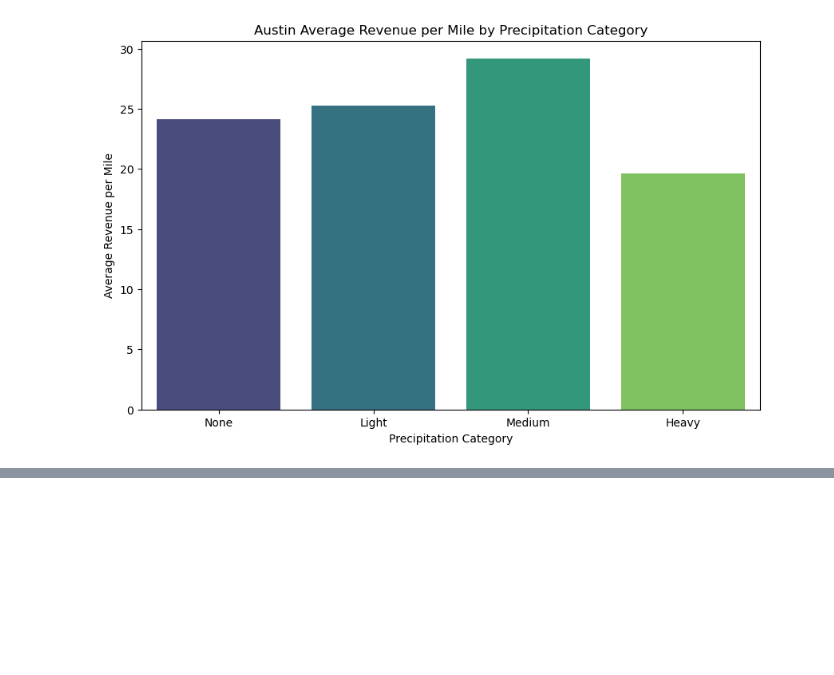
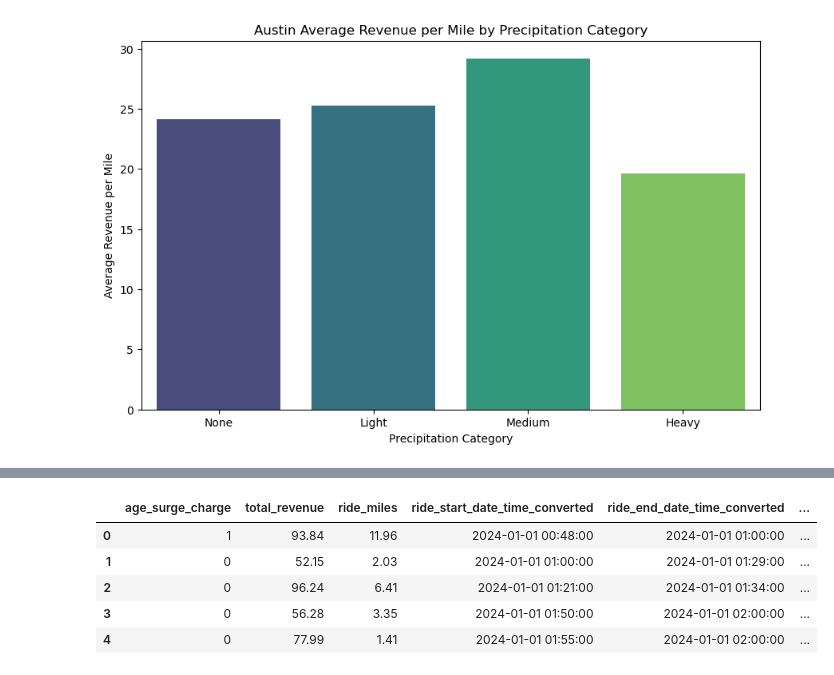
Before and after one commit to jchay3/james_hay_project_2_Compare_ride_patterns_and_predictive_modeling_of_rides_by-_transport_x, a Jupyter notebook: james_workbook_for_austin.ipynb, the cells around one changed output, grey strips where cells are left out. Saved outputs shown, nothing was run; the diff lists cells and outputs as text; code cells hidden in the pictures; blank space fills up the shorter version.

```diff
--- a/james_workbook_for_austin.ipynb
+++ b/james_workbook_for_austin.ipynb
@@ -525,0 +572,4 @@ Passing `palette` without assigning `hue` is deprecated and will be removed in v
+# %%
+#Add Revenue per mile
+austin_cleaned['revenue_per_mile'] = austin_cleaned['total_revenue'] / austin_cleaned['ride_miles']
+austin_cleaned
@@ -525,0 +636,9 @@ Passing `palette` without assigning `hue` is deprecated and will be removed in v
+# %%
+# Convert categorical columns to numeric codes
+austin_cleaned['precipitation_category'] = austin_cleaned['precipitation_category'].cat.codes
+
+# Check for missing values
+print(austin_cleaned.isnull().sum())
+
+# Drop or fill missing values
+austin_cleaned = austin_cleaned.dropna()
@@ -525,0 +666,16 @@ Passing `palette` without assigning `hue` is deprecated and will be removed in v
+# %%
+import numpy as np
+from sklearn.model_selection import train_test_split
+from sklearn.ensemble import RandomForestClassifier
+from sklearn.metrics import accuracy_score, classification_report
+
+# Change precipitation category to numerical values
+austin_cleaned['precipitation_category'] = austin_cleaned['precipitation_category'].astype('category').cat.codes
+austin_cleaned.head()
+# %% [output]
+|  | age_surge_charge | total_revenue | ride_miles | ride_start_date_time_converted | ride_end_date_time_converted | ... |
+| 0 | 1 | 93.84 | 11.96 | 2024-01-01 00:48:00 | 2024-01-01 01:00:00 | ... |
+| 1 | 0 | 52.15 | 2.03 | 2024-01-01 01:00:00 | 2024-01-01 01:29:00 | ... |
+| 2 | 0 | 96.24 | 6.41 | 2024-01-01 01:21:00 | 2024-01-01 01:34:00 | ... |
+| 3 | 0 | 56.28 | 3.35 | 2024-01-01 01:50:00 | 2024-01-01 02:00:00 | ... |
+| 4 | 0 | 77.99 | 1.41 | 2024-01-01 01:55:00 | 2024-01-01 02:00:00 | ... |
```
Also changed, not shown: parts of 26 cells of this notebook, 1 other file.
